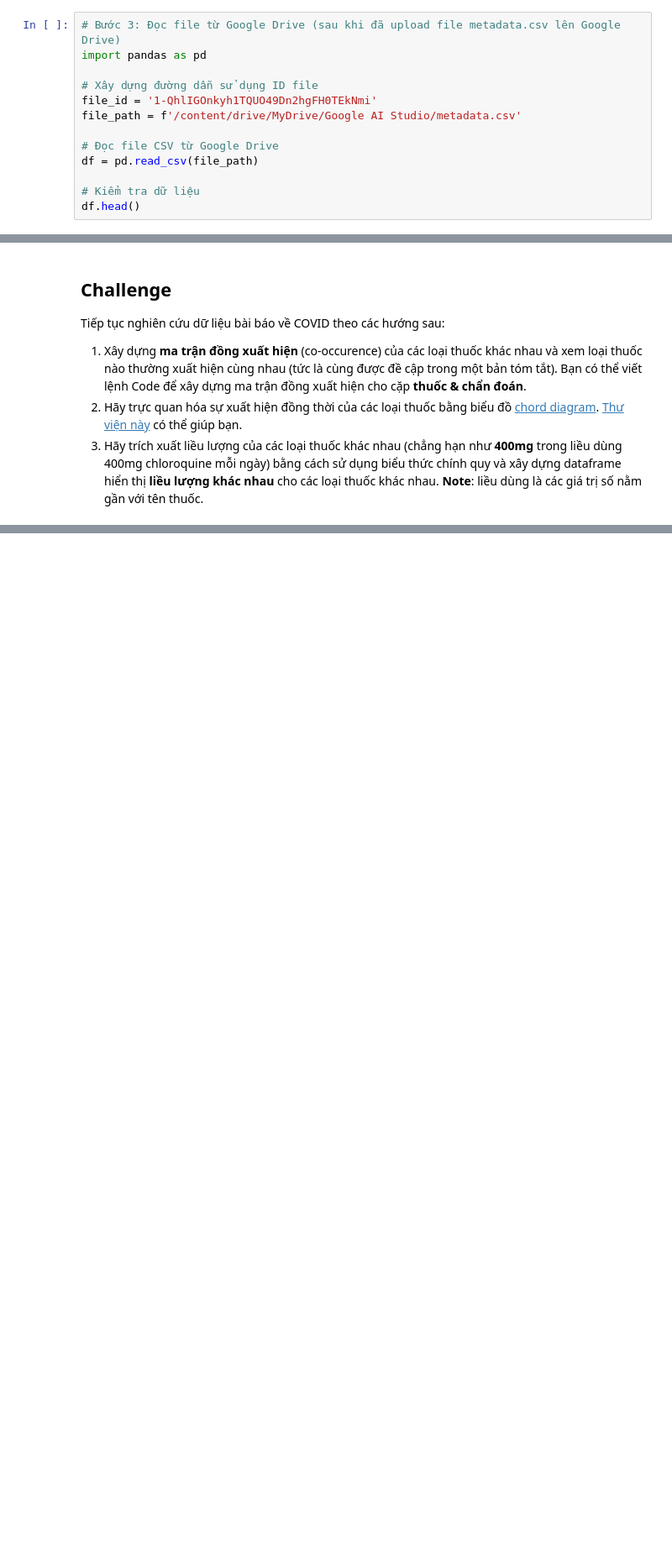
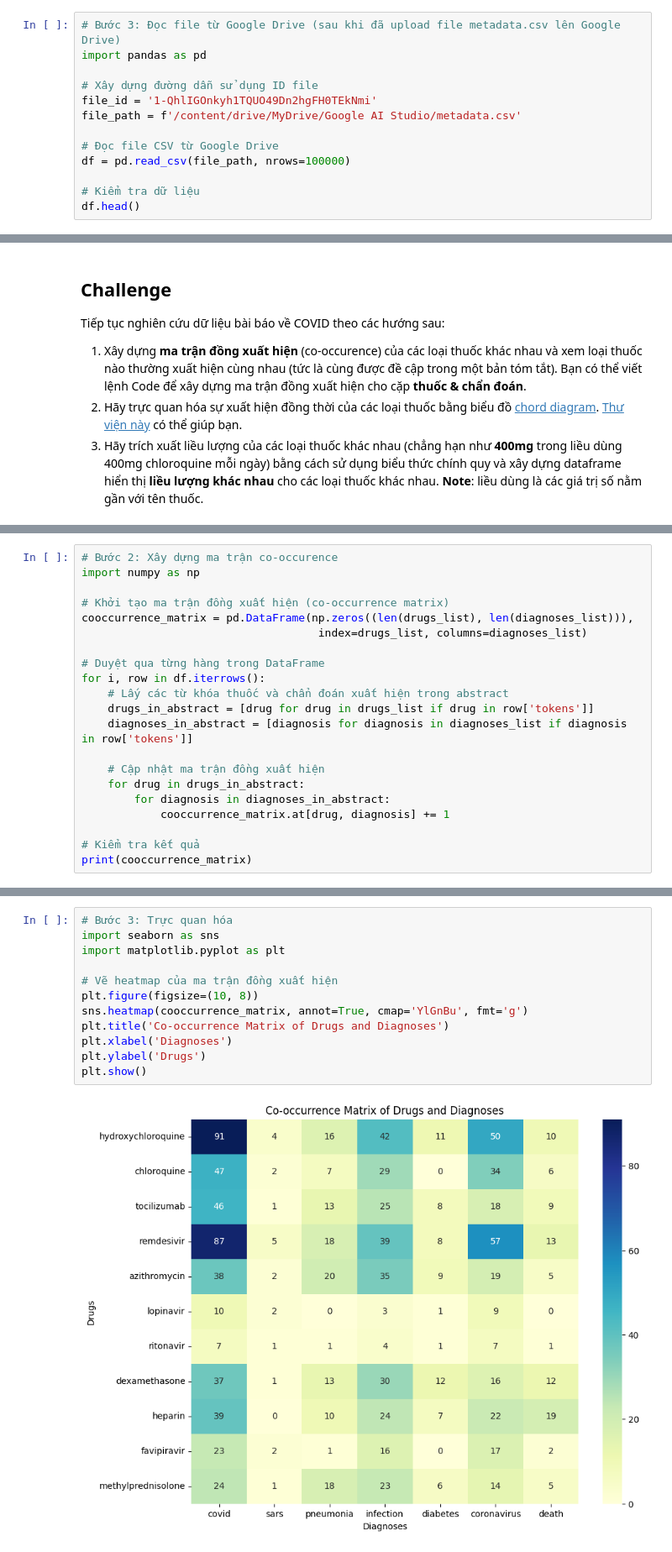
Before and after one commit to hoanglong8/Microsoft-DS-for-beginners, a Jupyter notebook: 2-Working-With-Data/07-python/translations/02.07.notebook-papers.ipynb, the cells around one changed output, grey strips where cells are left out. Shown at 84% size. Cells and saved outputs as stored; diff of their text form; blank space fills up the shorter version.

```diff
--- a/2-Working-With-Data/07-python/translations/02.07.notebook-papers.ipynb
+++ b/2-Working-With-Data/07-python/translations/02.07.notebook-papers.ipynb
@@ -41,7 +41,7 @@ file_id = '1-QhlIGOnkyh1TQUO49Dn2hgFH0TEkNmi'
 file_path = f'/content/drive/MyDrive/Google AI Studio/metadata.csv'
 
 # Đọc file CSV từ Google Drive
-df = pd.read_csv(file_path)
+df = pd.read_csv(file_path, nrows=100000)
 
 # Kiểm tra dữ liệu
 df.head()
@@ -332,0 +367,21 @@ df['tokens'] = df['abstract'].apply(clean_and_tokenize)
+# %%
+# Bước 2: Xây dựng ma trận co-occurence
+import numpy as np
+
+# Khởi tạo ma trận đồng xuất hiện (co-occurrence matrix)
+cooccurrence_matrix = pd.DataFrame(np.zeros((len(drugs_list), len(diagnoses_list))),
+                                    index=drugs_list, columns=diagnoses_list)
+
+# Duyệt qua từng hàng trong DataFrame
+for i, row in df.iterrows():
+    # Lấy các từ khóa thuốc và chẩn đoán xuất hiện trong abstract
+    drugs_in_abstract = [drug for drug in drugs_list if drug in row['tokens']]
+    diagnoses_in_abstract = [diagnosis for diagnosis in diagnoses_list if diagnosis in row['tokens']]
+
+    # Cập nhật ma trận đồng xuất hiện
+    for drug in drugs_in_abstract:
+        for diagnosis in diagnoses_in_abstract:
+            cooccurrence_matrix.at[drug, diagnosis] += 1
+
+# Kiểm tra kết quả
+print(cooccurrence_matrix)
@@ -332,0 +406,14 @@ df['tokens'] = df['abstract'].apply(clean_and_tokenize)
+# %%
+# Bước 3: Trực quan hóa
+import seaborn as sns
+import matplotlib.pyplot as plt
+
+# Vẽ heatmap của ma trận đồng xuất hiện
+plt.figure(figsize=(10, 8))
+sns.heatmap(cooccurrence_matrix, annot=True, cmap='YlGnBu', fmt='g')
+plt.title('Co-occurrence Matrix of Drugs and Diagnoses')
+plt.xlabel('Diagnoses')
+plt.ylabel('Drugs')
+plt.show()
+# %% [output]
+[figure, added]
```
Also changed, not shown: parts of 18 cells of this notebook.
